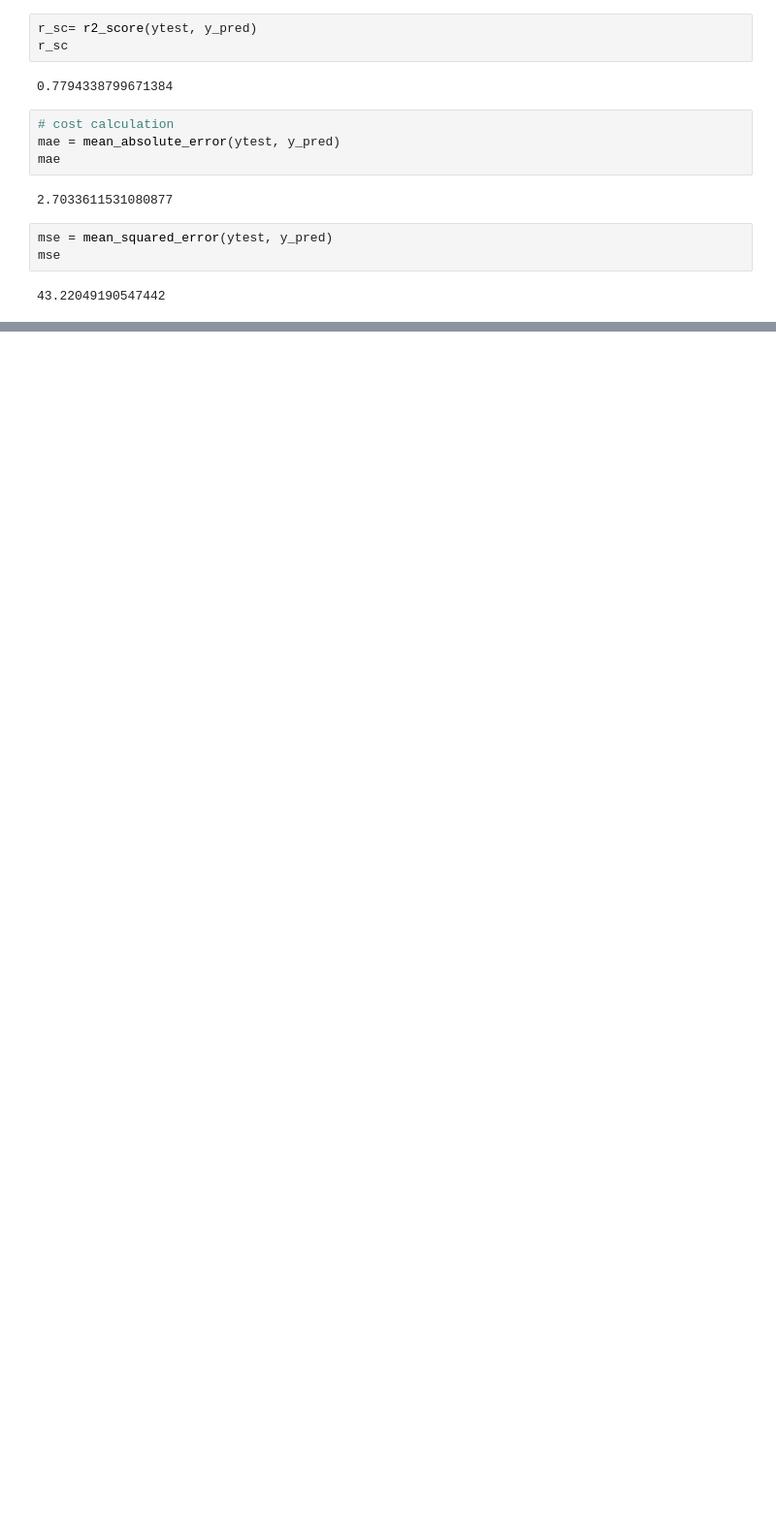
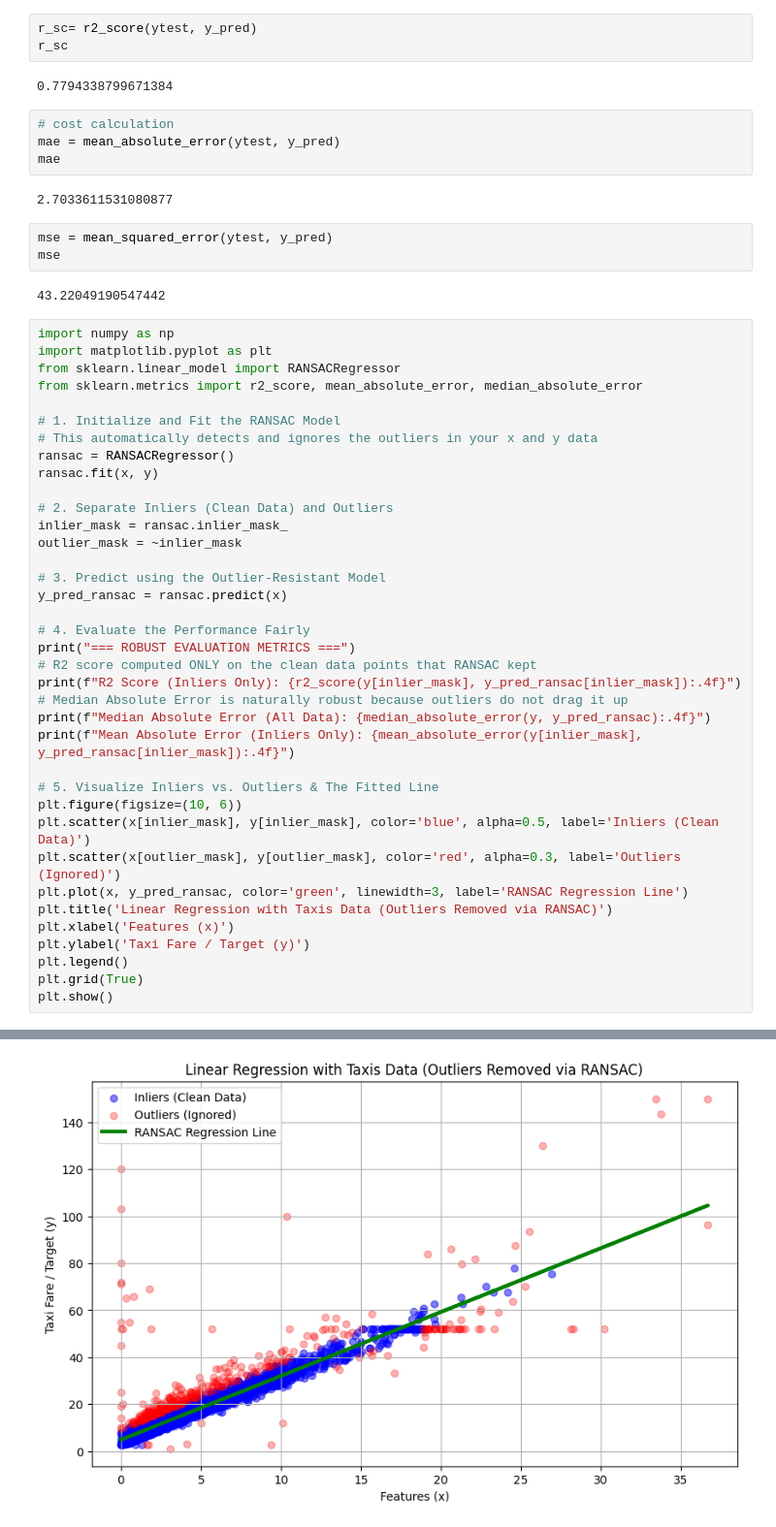
Before and after one commit to mahmudulhasantechnology-cmyk/Streamlining-Taxi-Fare-Predictions-From-Outliers-to-API, a Jupyter notebook: Streamlining-Taxi-Fare-Predictions-From-Outliers-to-API.ipynb, the cells around one changed output, grey strips where cells are left out. Shown at 97% size. Cells and saved outputs as stored; diff of their text form; blank space fills up the shorter version.

```diff
--- a/Streamlining-Taxi-Fare-Predictions-From-Outliers-to-API.ipynb
+++ b/Streamlining-Taxi-Fare-Predictions-From-Outliers-to-API.ipynb
@@ -220,3 +220,41 @@ mse = mean_squared_error(ytest, y_pred)
 mse
 # %% [output]
 43.22049190547442
+# %%
+import numpy as np
+import matplotlib.pyplot as plt
+from sklearn.linear_model import RANSACRegressor
+from sklearn.metrics import r2_score, mean_absolute_error, median_absolute_error
+
+# 1. Initialize and Fit the RANSAC Model
+# This automatically detects and ignores the outliers in your x and y data
+ransac = RANSACRegressor()
+ransac.fit(x, y)
+
+# 2. Separate Inliers (Clean Data) and Outliers
+inlier_mask = ransac.inlier_mask_
+outlier_mask = ~inlier_mask
+
+# 3. Predict using the Outlier-Resistant Model
+y_pred_ransac = ransac.predict(x)
+
+# 4. Evaluate the Performance Fairly
+print("=== ROBUST EVALUATION METRICS ===")
+# R2 score computed ONLY on the clean data points that RANSAC kept
+print(f"R2 Score (Inliers Only): {r2_score(y[inlier_mask], y_pred_ransac[inlier_mask]):.4f}")
+# Median Absolute Error is naturally robust because outliers do not drag it up
+print(f"Median Absolute Error (All Data): {median_absolute_error(y, y_pred_ransac):.4f}")
+print(f"Mean Absolute Error (Inliers Only): {mean_absolute_error(y[inlier_mask], y_pred_ransac[inlier_mask]):.4f}")
+
+# 5. Visualize Inliers vs. Outliers & The Fitted Line
+plt.figure(figsize=(10, 6))
+plt.scatter(x[inlier_mask], y[inlier_mask], color='blue', alpha=0.5, label='Inliers (Clean Data)')
+plt.scatter(x[outlier_mask], y[outlier_mask], color='red', alpha=0.3, label='Outliers (Ignored)')
+plt.plot(x, y_pred_ransac, color='green', linewidth=3, label='RANSAC Regression Line')
+plt.title('Linear Regression with Taxis Data (Outliers Removed via RANSAC)')
+plt.xlabel('Features (x)')
+plt.ylabel('Taxi Fare / Target (y)')
+plt.legend()
+plt.grid(True)
+plt.show()
+# %% [output]
@@ -222,0 +265 @@ mse
+[figure, added]
```
Also changed, not shown: parts of 4 cells of this notebook.
